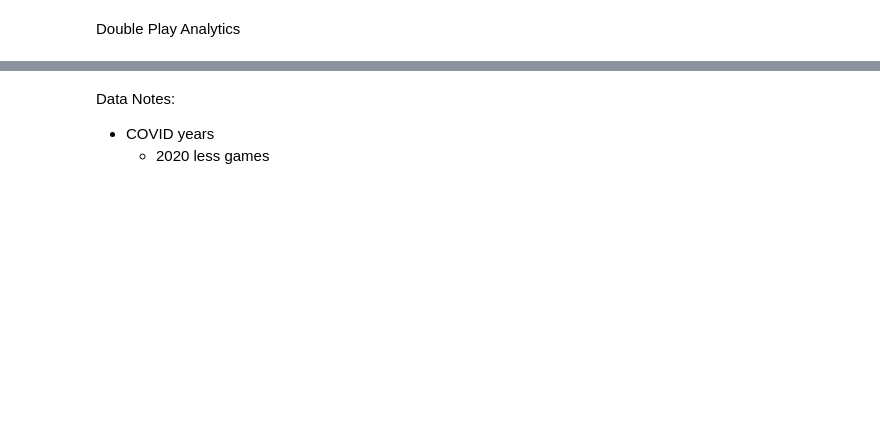
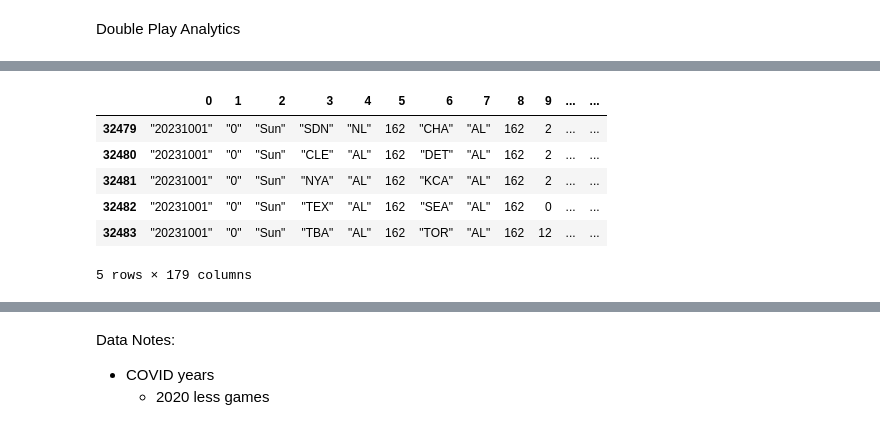
Before and after one commit to pecham1911/Double_Play_Analytics, a Jupyter notebook: DP_Analytics_Workbook.ipynb, the cells around one changed output, grey strips where cells are left out. Cells and saved outputs as stored; diff of their text form; code cells hidden in the pictures; blank space fills up the shorter version.

```diff
--- a/DP_Analytics_Workbook.ipynb
+++ b/DP_Analytics_Workbook.ipynb
@@ -324,0 +40,10 @@ memory usage: 44.6+ MB
+# %%
+df.tail()
+# %% [output]
+|  | 0 | 1 | 2 | 3 | 4 | 5 | 6 | 7 | 8 | 9 | ... | ... |
+| 32479 | "20231001" | "0" | "Sun" | "SDN" | "NL" | 162 | "CHA" | "AL" | 162 | 2 | ... | ... |
+| 32480 | "20231001" | "0" | "Sun" | "CLE" | "AL" | 162 | "DET" | "AL" | 162 | 2 | ... | ... |
+| 32481 | "20231001" | "0" | "Sun" | "NYA" | "AL" | 162 | "KCA" | "AL" | 162 | 2 | ... | ... |
+| 32482 | "20231001" | "0" | "Sun" | "TEX" | "AL" | 162 | "SEA" | "AL" | 162 | 0 | ... | ... |
+| 32483 | "20231001" | "0" | "Sun" | "TBA" | "AL" | 162 | "TOR" | "AL" | 162 | 12 | ... | ... |
+5 rows × 179 columns
```
Also changed, not shown: parts of 53 cells of this notebook.
